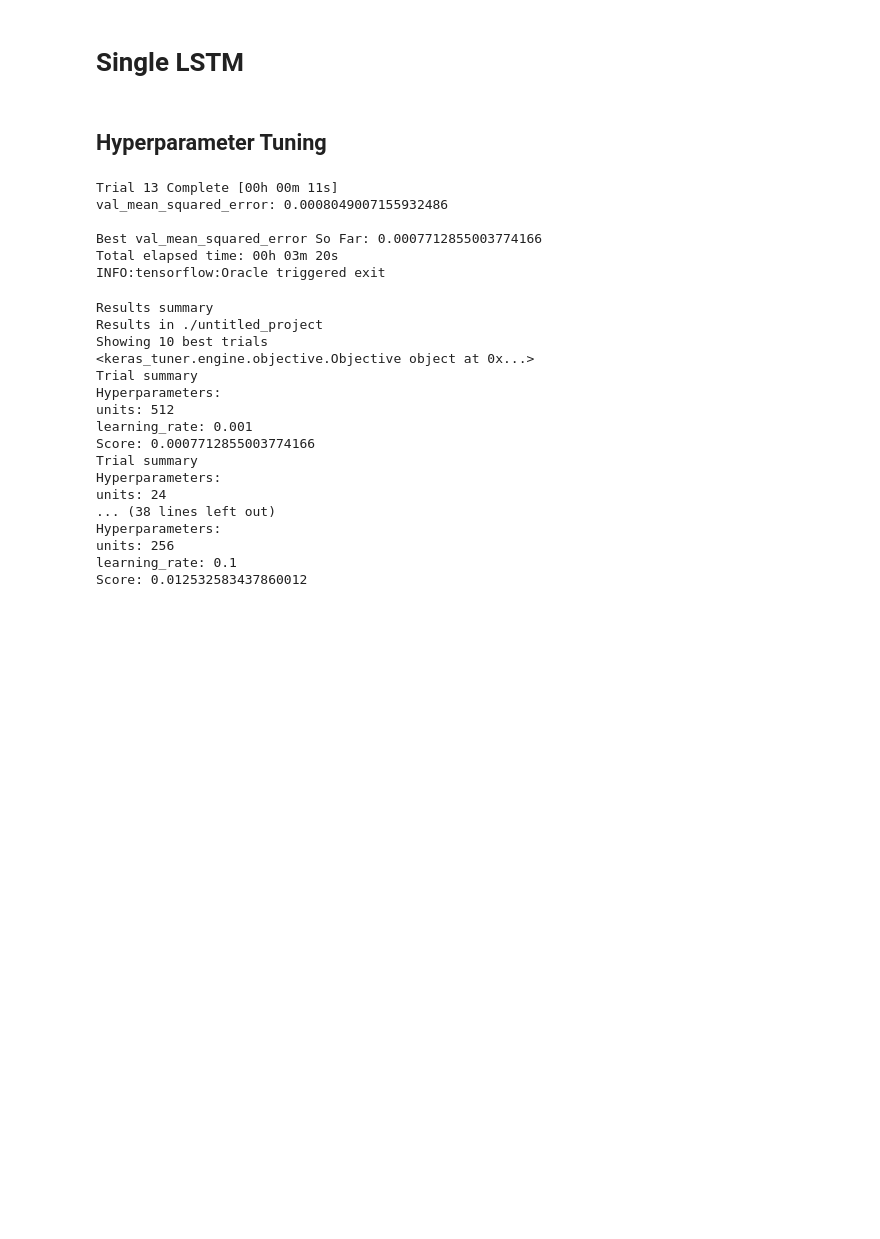
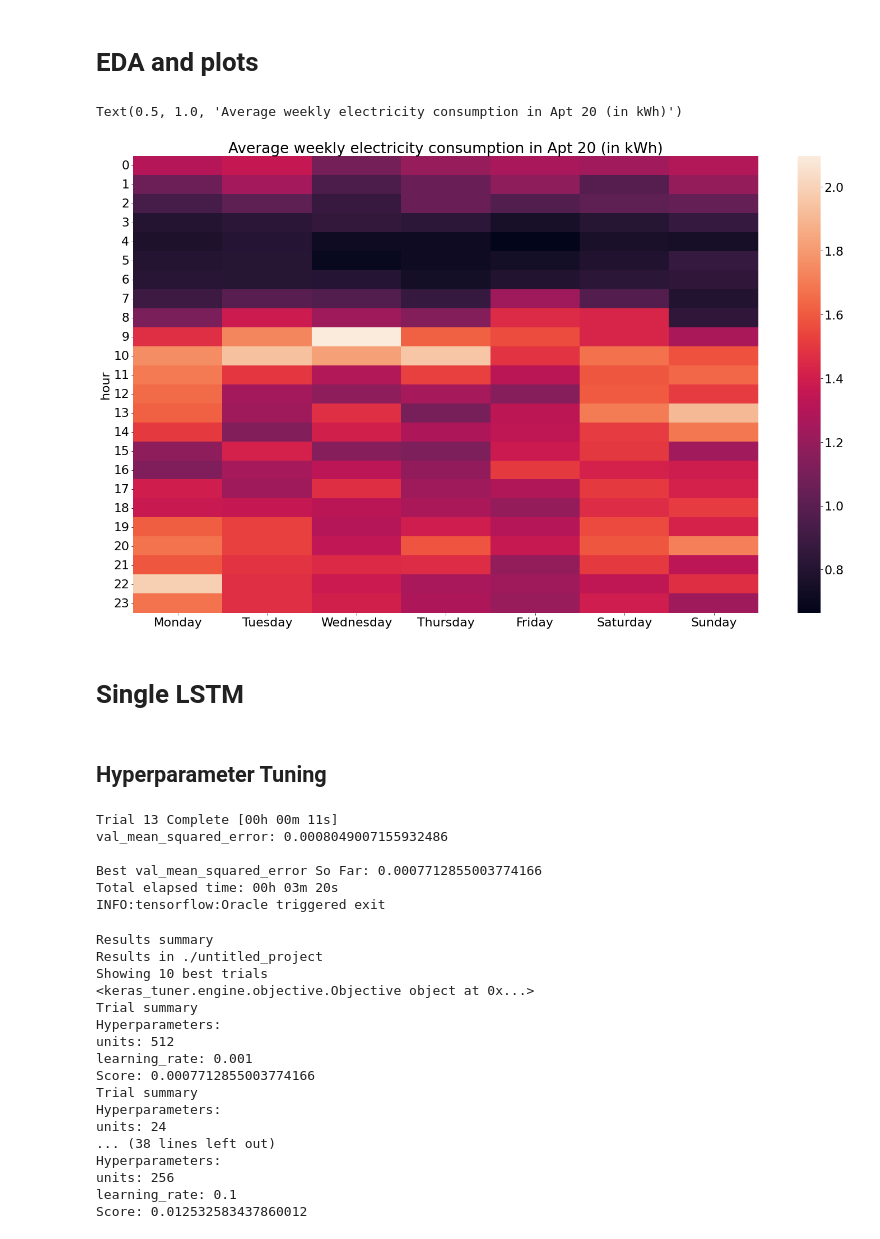
Before and after one commit to danbm94/masterthesis, a Jupyter notebook: apartment.ipynb, the cells around one changed output. Drawn from its saved outputs; the diff is of its cells as text; code cells hidden in the pictures; blank space fills up the shorter version.

```diff
--- a/apartment.ipynb
+++ b/apartment.ipynb
@@ -11,6 +11,7 @@ from sklearn.model_selection import train_test_split
 from sklearn.preprocessing import MinMaxScaler
 # %%
 plt.rcParams["figure.figsize"] = (25,15)
+plt.rcParams.update({'font.size': 22})
 # %%
 import keras
 from keras.models import Sequential
@@ -25,2 +42,2 @@ os.chdir(path)
 # %%
-apartment1 = pd.read_csv("Apt1_2016.csv", infer_datetime_format=True, index_col=0, parse_dates=True, header=None)
+apts = pd.read_csv("apts.csv", infer_datetime_format=True, index_col=0, parse_dates=True)
@@ -54,5 +44,21 @@ apts= apts.add_prefix("apt_")
-# %%
-apts = apts.dropna()
+# %% [markdown]
+# EDA and plots
+# %%
+apts1 = apts.copy()
+apts['hour'] = apts.index.hour
+apts['weekday'] = apts.index.weekday
+avg= apts.groupby(['hour','weekday']).mean()['apt_20']
+avg = avg.reset_index()
+avg_pivot= avg.pivot("hour","weekday","apt_20")
+avg_pivot.columns=["Monday","Tuesday","Wednesday","Thursday","Friday","Saturday","Sunday"]
+# %%
+g=sns.heatmap(avg_pivot)
+locs, labels = plt.yticks()
+plt.setp(labels, rotation=0)
+plt.title("Average weekly electricity consumption in Apt 20 (in kWh)")
+# %% [output]
+Text(0.5, 1.0, 'Average weekly electricity consumption in Apt 20 (in kWh)')
+[figure, added]
 # %% [markdown]
 # Single LSTM
 # %%
```
Also changed, not shown: parts of 11 cells of this notebook, 3 other files.
